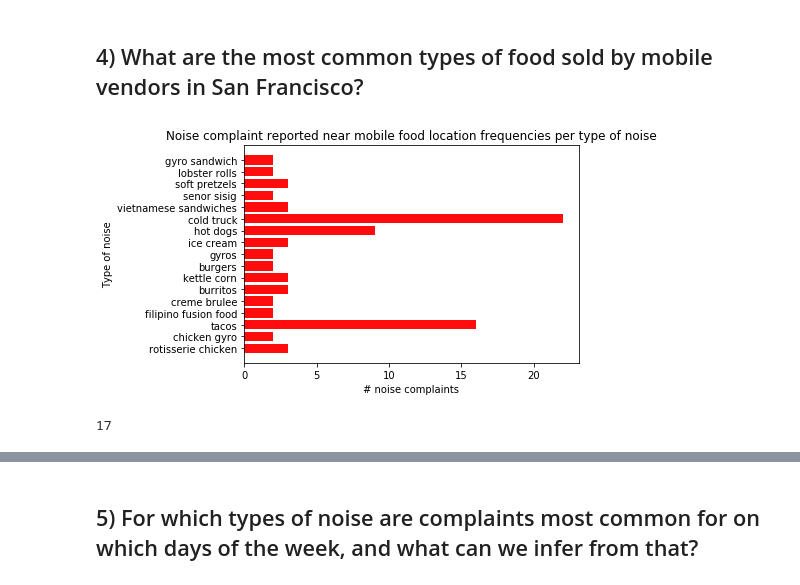
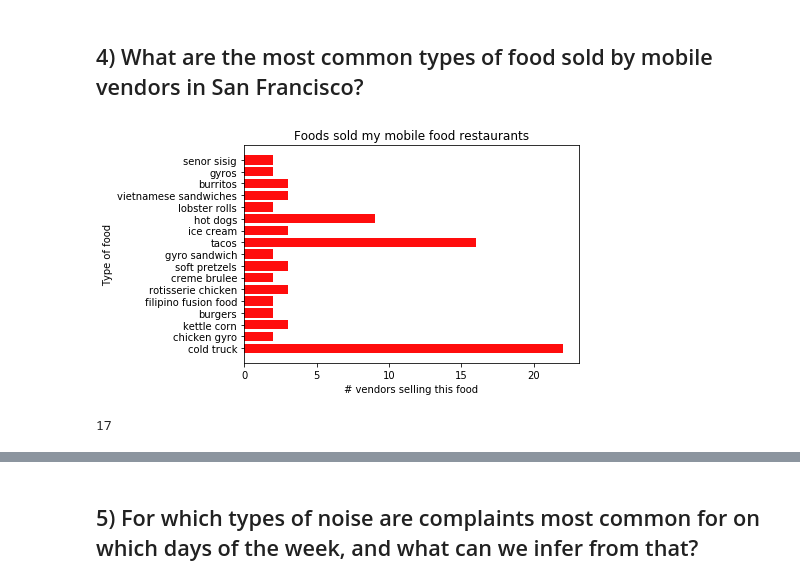
Before and after one commit to stelmanj/sta141b-hw5, a Jupyter notebook: hw5.ipynb, the cells around one changed output, grey strips where cells are left out. Cells and saved outputs as stored; diff of their text form; code cells hidden in the pictures.

```diff
--- a/hw5.ipynb
+++ b/hw5.ipynb
@@ -186,30 +186,6 @@ for i in list(joined1crime.name.unique()):   # list neighborhoods with no crime
 print(specials)   # :o there are none
 # %% [output]
 ['Presidio National Park']
-# %%
-foodItems = f.FoodItems.copy()
-momo = list(set(foodItems))
-mimi = []
-for x in momo:
-    if len(list(foodItems[foodItems==x]))<2:
-        continue
-    else:
-        mimi.append(x)
-mimi = pd.Series(mimi)
-objects = tuple(set(mimi))
-y_pos = np.arange(len(objects))
-jackson = []
-for x in objects:
-    jackson.append(foodItems[foodItems==x].size)
-
-plt.barh(y_pos, jackson, align='center', alpha=0.95,color = "r")
-plt.yticks(y_pos, objects)
-
-plt.xlabel('# noise complaints')
-plt.title('Noise complaint reported near mobile food location frequencies per type of noise')
-plt.ylabel("Type of noise")
-plt.show()
-len(mimi)
 # %% [markdown]
 I was aiming to map the noise complaints over the neighborhoods where there was no crime and the crime reports over the neighborhoods where there were no noise complaints. However, there weren't any neighborhoods completely free of crime. I changed the threshold from 0 to five to ten, all the way up to fifty, and still, only only one neighborhood could make the cut. (Despite its close proximity to ALcatraz, it was the Presidio National Park "neighborhood".) However, there were five neighborhoods with no noise complaints. In the end, due to this, I decided just to do the latter half of the examiniation.
 
@@ -364,7 +342,7 @@ ON A.permit = B.permit AND B.locationid = C.locationid AND ROUND(C.latitude,3) =
 AND ROUND(C.longitude,3) = ROUND(D.Lon,3)
 """
 fooey = pd.read_sql(q,db)
-food3noise = pd.read_sql(q,db)
+food3noise = fooey.copy()
 food3noise = food3noise.loc[food3noise.lng!=0].dropna(axis = 0,how='any')
 food3noiseindex = pd.Series(range(len(food3noise.index)))
 pd.Series(range(len(list(food3noise.Items)))).apply(lambda x: goodgrief(x=x, name = food3noise, num = 1))
@@ -437,27 +418,27 @@ f.FoodItems = f.FoodItems.str.lower()
 # %%
 foodItems = f.FoodItems.copy()
 momo = list(set(foodItems))
 mimi = []
 for x in momo:
     if len(list(foodItems[foodItems==x]))<2:
         continue
     else:
         mimi.append(x)
 mimi = pd.Series(mimi)
 objects = tuple(set(mimi))
 y_pos = np.arange(len(objects))
 jackson = []
 for x in objects:
     jackson.append(foodItems[foodItems==x].size)
 
 plt.barh(y_pos, jackson, align='center', alpha=0.95,color = "r")
 plt.yticks(y_pos, objects)
 
-plt.xlabel('# noise complaints')
-plt.title('Noise complaint reported near mobile food location frequencies per type of noise')
-plt.ylabel("Type of noise")
+plt.xlabel('# vendors selling this food')
+plt.title('Foods sold my mobile food restaurants')
+plt.ylabel("Type of food")
 plt.show()
 len(mimi)
 # %% [output]
-[figure, old version]
+[figure, new version]
 17
```
Also changed, not shown: parts of 18 cells of this notebook.
